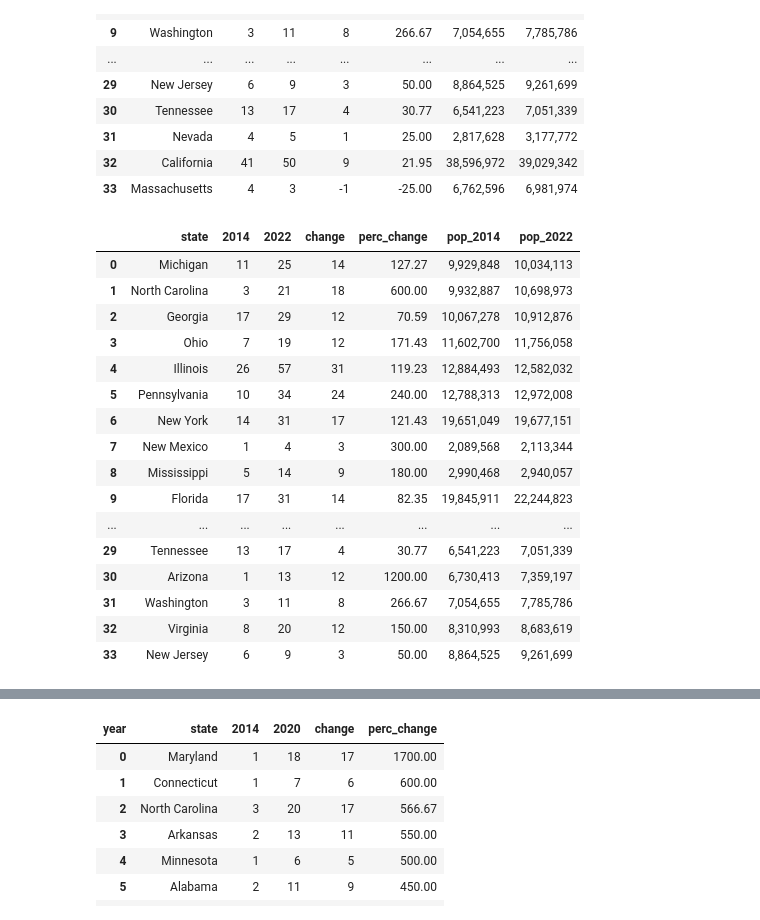
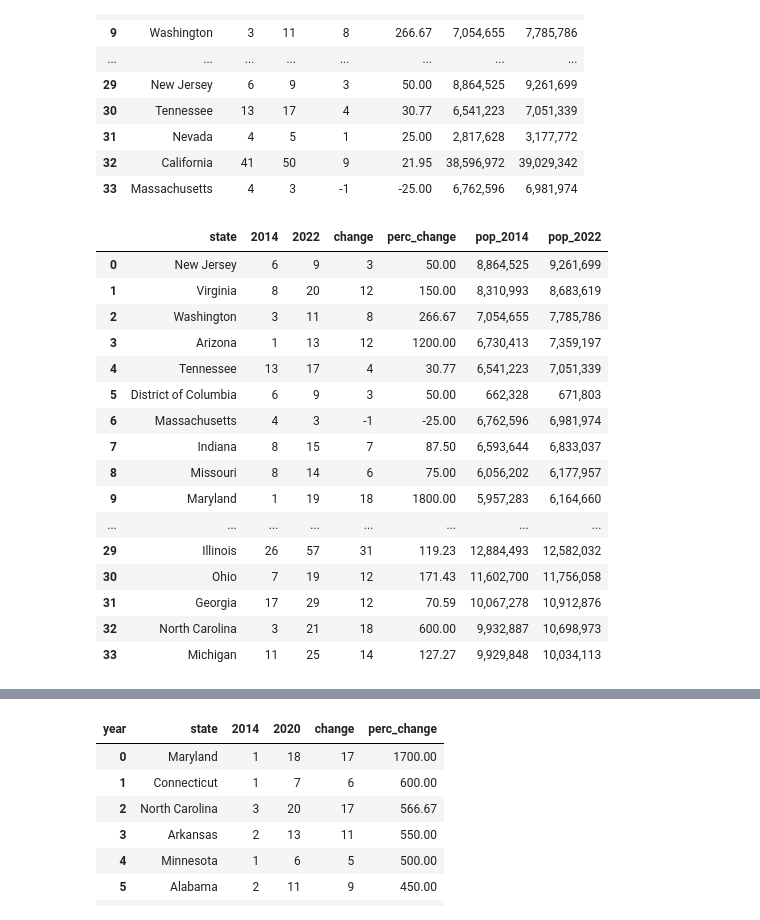
Before and after one commit to poojachaudhuri/project-2, a Jupyter notebook: plotting.ipynb, the cells around one changed output, grey strips where cells are left out. Saved outputs shown, nothing was run; the diff lists cells and outputs as text; code cells hidden in the pictures.

```diff
--- a/plotting.ipynb
+++ b/plotting.ipynb
@@ -691,26 +825,26 @@ df_change_cleaned
 | 32 | California | 41 | 50 | 9 | 21.95 | 38,596,972 | 39,029,342 |
 | 33 | Massachusetts | 4 | 3 | -1 | -25.00 | 6,762,596 | 6,981,974 |
 # %%
-# arrange in descending order of percentage change
+# arrange in descending order of population
 
-df_change_cleaned.sort_values(by='pop_2022', ascending=True, inplace=True)
+df_change_cleaned.sort_values(by='pop_2022', ascending=False, inplace=True)
 df_change_cleaned.reset_index(drop=True, inplace=True)
 df_change_cleaned
 # %% [output]
 |  | state | 2014 | 2022 | change | perc_change | pop_2014 | pop_2022 |
-| 0 | Michigan | 11 | 25 | 14 | 127.27 | 9,929,848 | 10,034,113 |
-| 1 | North Carolina | 3 | 21 | 18 | 600.00 | 9,932,887 | 10,698,973 |
-| 2 | Georgia | 17 | 29 | 12 | 70.59 | 10,067,278 | 10,912,876 |
-| 3 | Ohio | 7 | 19 | 12 | 171.43 | 11,602,700 | 11,756,058 |
-| 4 | Illinois | 26 | 57 | 31 | 119.23 | 12,884,493 | 12,582,032 |
-| 5 | Pennsylvania | 10 | 34 | 24 | 240.00 | 12,788,313 | 12,972,008 |
-| 6 | New York | 14 | 31 | 17 | 121.43 | 19,651,049 | 19,677,151 |
-| 7 | New Mexico | 1 | 4 | 3 | 300.00 | 2,089,568 | 2,113,344 |
-| 8 | Mississippi | 5 | 14 | 9 | 180.00 | 2,990,468 | 2,940,057 |
-| 9 | Florida | 17 | 31 | 14 | 82.35 | 19,845,911 | 22,244,823 |
+| 0 | New Jersey | 6 | 9 | 3 | 50.00 | 8,864,525 | 9,261,699 |
+| 1 | Virginia | 8 | 20 | 12 | 150.00 | 8,310,993 | 8,683,619 |
+| 2 | Washington | 3 | 11 | 8 | 266.67 | 7,054,655 | 7,785,786 |
+| 3 | Arizona | 1 | 13 | 12 | 1200.00 | 6,730,413 | 7,359,197 |
+| 4 | Tennessee | 13 | 17 | 4 | 30.77 | 6,541,223 | 7,051,339 |
+| 5 | District of Columbia | 6 | 9 | 3 | 50.00 | 662,328 | 671,803 |
+| 6 | Massachusetts | 4 | 3 | -1 | -25.00 | 6,762,596 | 6,981,974 |
+| 7 | Indiana | 8 | 15 | 7 | 87.50 | 6,593,644 | 6,833,037 |
+| 8 | Missouri | 8 | 14 | 6 | 75.00 | 6,056,202 | 6,177,957 |
+| 9 | Maryland | 1 | 19 | 18 | 1800.00 | 5,957,283 | 6,164,660 |
 | ... | ... | ... | ... | ... | ... | ... | ... |
-| 29 | Tennessee | 13 | 17 | 4 | 30.77 | 6,541,223 | 7,051,339 |
-| 30 | Arizona | 1 | 13 | 12 | 1200.00 | 6,730,413 | 7,359,197 |
-| 31 | Washington | 3 | 11 | 8 | 266.67 | 7,054,655 | 7,785,786 |
-| 32 | Virginia | 8 | 20 | 12 | 150.00 | 8,310,993 | 8,683,619 |
-| 33 | New Jersey | 6 | 9 | 3 | 50.00 | 8,864,525 | 9,261,699 |
+| 29 | Illinois | 26 | 57 | 31 | 119.23 | 12,884,493 | 12,582,032 |
+| 30 | Ohio | 7 | 19 | 12 | 171.43 | 11,602,700 | 11,756,058 |
+| 31 | Georgia | 17 | 29 | 12 | 70.59 | 10,067,278 | 10,912,876 |
+| 32 | North Carolina | 3 | 21 | 18 | 600.00 | 9,932,887 | 10,698,973 |
+| 33 | Michigan | 11 | 25 | 14 | 127.27 | 9,929,848 | 10,034,113 |
```
Also changed, not shown: parts of 22 cells of this notebook, 9 other files.
